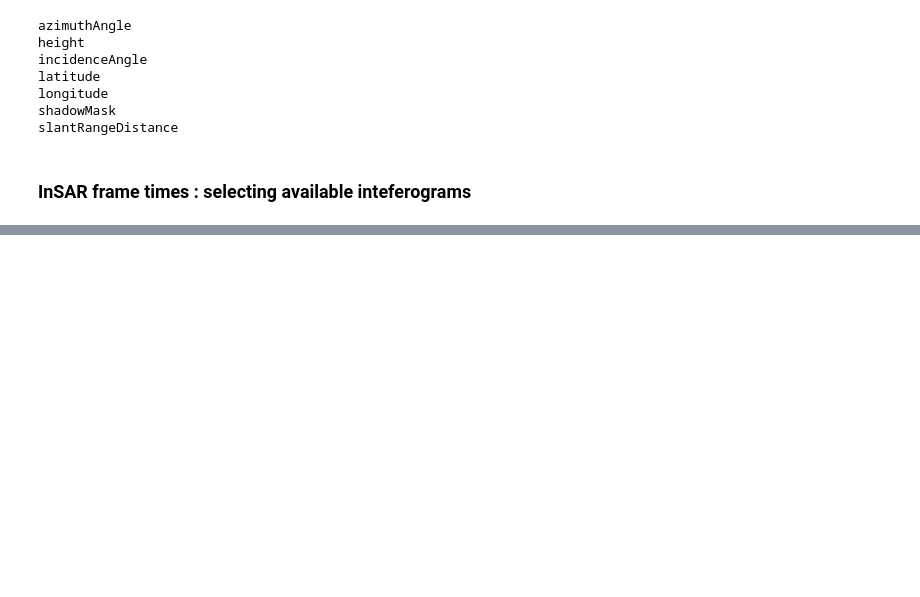
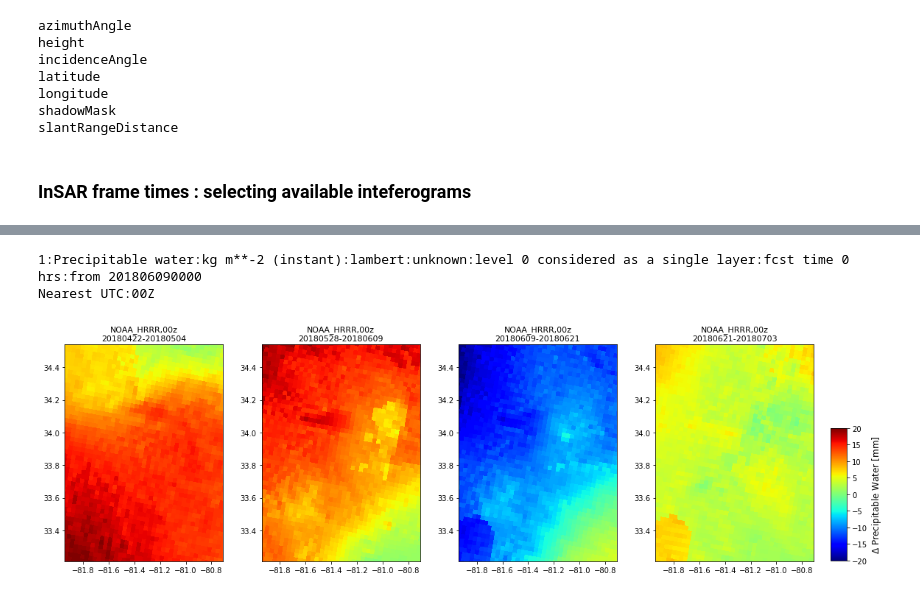
Before and after one commit to weiming9115/Working-Space, a Jupyter notebook: HRRR_sentinel.ipynb, the cells around one changed output, grey strips where cells are left out. Cells and saved outputs as stored; diff of their text form; code cells hidden in the pictures; blank space fills up the shorter version.

```diff
--- a/HRRR_sentinel.ipynb
+++ b/HRRR_sentinel.ipynb
@@ -74 +136,40 @@ for i in range(np.shape(date)[0]):
+# %%
+os.chdir('/Users/willy/Desktop/UMworks/HRRR_PW_6hourly/')
+grbs = pygrib.open('hrrr.t'+output_UTCstr[UTC_idx]+'z.'+str(frame_HRRR[2][0])+'.grib2')
+grb = grbs.read(1)[0] # read returns a list with the next N (N=1 in this case) messages
+
+# reading grib2 data
+lats, lons = grb.latlons()
+pw = grb.values
+print(grb)
+print('Nearest UTC:'+output_UTCstr[UTC_idx]+'Z')
+# %% [output]
+1:Precipitable water:kg m**-2 (instant):lambert:unknown:level 0 considered as a single layer:fcst time 0 hrs:from 201806090000
+Nearest UTC:00Z
+# %%
+i=1;
+fig = plt.figure(figsize=(15,5))
+for date in frame_HRRR:
+
+    grbs = pygrib.open('hrrr.t'+str(output_UTC[idx])+'z.'+ date[0] +'.grib2')
+    grb = grbs.read(1)[0] # read returns a list with the next N (N=1 in this case) messages
+    pw = grb.values
+    grbs2 = pygrib.open('hrrr.t'+str(output_UTC[idx])+'z.'+ date[1] +'.grib2')
+    grb2 = grbs2.read(1)[0] # read returns a list with the next N (N=1 in this case) messages
+    lats, lons = grb2.latlons()
+    pw2 = grb2.values
+
+    plt.subplot(int(row),4,i)
+    plt.pcolormesh(lons,lats,pw-pw2,cmap='jet',vmin=-20,vmax=20)
+    plt.axis([axis_bound[2], axis_bound[3], axis_bound[0], axis_bound[1]]) # axes corresponding to InSAR frames
+    plt.title('NOAA_HRRR,'+output_UTCstr[UTC_idx]+'z'+'\n'+ date[0] + '-' +  date[1],fontsize=11)
+
+    i=i+1
+
+plt.tight_layout()
+cbaxes = fig.add_axes([1, 0.08, 0.02, 0.5]) # colorbar location
+cb = plt.colorbar(cax = cbaxes)
+cb.set_label('$\Delta$'+' Precipitable Water [mm]',fontsize=12)
+# %% [output]
+[figure, added]
 # %%
```
Also changed, not shown: parts of 18 cells of this notebook.
